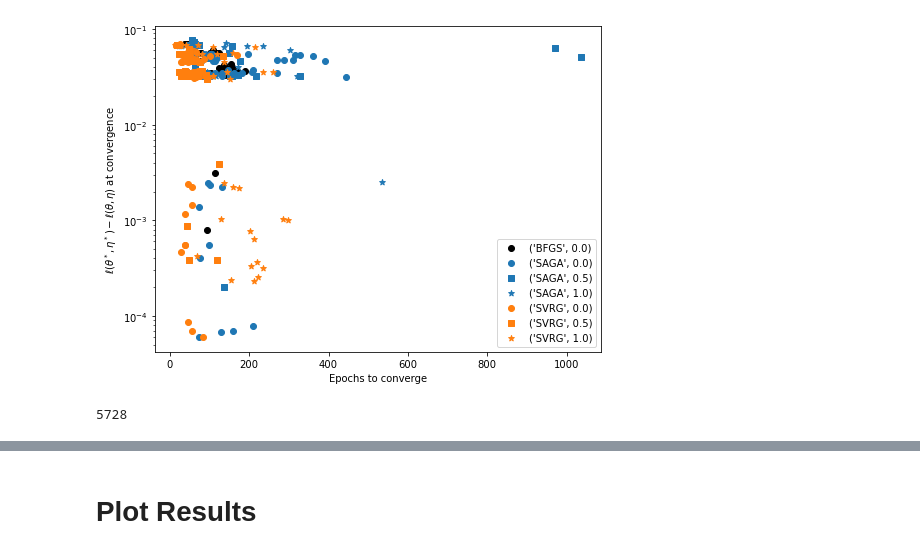
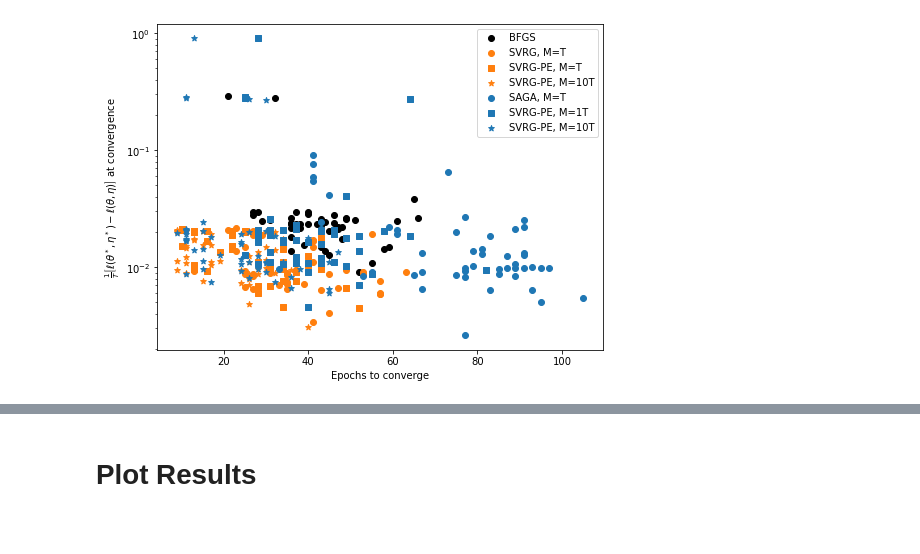
Before and after one commit to evsi8432/sublinear-HMM-inference, a Jupyter notebook: src/case-study-optimization-results.ipynb, the cells around one changed output, grey strips where cells are left out. Cells and saved outputs as stored; diff of their text form; code cells hidden in the pictures; blank space fills up the shorter version.

```diff
--- a/src/case-study-optimization-results.ipynb
+++ b/src/case-study-optimization-results.ipynb
@@ -180,10 +184,10 @@ linestyles = {("BFGS",0.0):("black","-"),
               ("SVRG",0.5):(cmap(1),"--"),
               ("SVRG",1.0):(cmap(1),":")}
 
-ll_star = optims[("control",0.0)].log_like_trace[-1]
-theta_star = optims[("control",0.0)].theta
-eta_star = optims[("control",0.0)].eta
-eta0_star = optims[("control",0.0)].eta0
+ll_star = optims[("BFGS",0.0)].log_like_trace[-1]
+theta_star = optims[("BFGS",0.0)].theta
+eta_star = optims[("BFGS",0.0)].eta
+eta0_star = optims[("BFGS",0.0)].eta0
 
 for key in optims:
 
@@ -322,50 +321,54 @@ fig1, axs1 = plt.subplots(1,1,figsize = (8,6))
 cmap = cm.get_cmap('tab10')
 partial_Es = [0,0.5,1]
 
-keys = [("BFGS",0.0),("SAGA",0.0),("SAGA",0.5),("SAGA",1.0),("SVRG",0.0),("SVRG",0.5),("SVRG",1.0)]
+keys = [("BFGS",0.0),("SVRG",0.0),("SVRG",0.5),("SVRG",1.0),("SAGA",0.0),("SAGA",0.5),("SAGA",1.0)]
 labs = ["BFGS",0,0.5,1,0,0.5,1]
 
 # define linestyles
 pointstyles = {("BFGS",0.0):("black","o"),
-              ("CG",0.0)  :("black","s"),
-              ("GD",0.0)  :("black","*"),
-              ("SAGA",0.0):(cmap(0),"o"),
-              ("SAGA",0.5):(cmap(0),"s"),
-              ("SAGA",1.0):(cmap(0),"*"),
-              ("SVRG",0.0):(cmap(1),"o"),
-              ("SVRG",0.5):(cmap(1),"s"),
-              ("SVRG",1.0):(cmap(1),"*")}
+               ("CG",0.0)  :("black","s"),
+               ("GD",0.0)  :("black","*"),
+               ("SVRG",0.0):(cmap(1),"o"),
+               ("SVRG",0.5):(cmap(1),"s"),
+               ("SVRG",1.0):(cmap(1),"*"),
+               ("SAGA",0.0):(cmap(0),"o"),
+               ("SAGA",0.5):(cmap(0),"s"),
+               ("SAGA",1.0):(cmap(0),"*")}
+
+legend_elem = {("BFGS",0.0): "BFGS",
+               ("CG",0.0)  : "CG",
+               ("GD",0.0)  : "GD",
+               ("SVRG",0.0): "SVRG, M=T",
+               ("SVRG",0.5): "SVRG-PE, M=T",
+               ("SVRG",1.0): "SVRG-PE, M=10T",
+               ("SAGA",0.0): "SAGA, M=T",
+               ("SAGA",0.5): "SVRG-PE, M=1T",
+               ("SAGA",1.0): "SVRG-PE, M=10T"}
 
 # get data
 epochs_to_plot = []
 for key in keys:
     epochs_to_plot.append(epochs_to_converge[key])
 
 lls_to_plot = []
 for key in keys:
     lls_to_plot.append(ll_star - lls[key])
 
 # plot data
 for key,epoch_data,ll_data in zip(keys,epochs_to_plot,lls_to_plot):
     axs1.scatter(epoch_data,ll_data,
                  color = pointstyles[key][0],
                  marker = pointstyles[key][1])
 
 # adjust axes
 axs1.set_yscale('log')
-axs1.set_ylabel(r"$\ell(\theta^*, \eta^*) - \ell(\theta, \eta)$ at convergence")
+axs1.set_ylabel(r"$\frac{1}{T} \left[\ell(\theta^*, \eta^*) - \ell(\theta, \eta)\right]$ at convergence")
 axs1.set_xlabel("Epochs to converge")
-axs1.legend(keys)
-
-fig1.show()
+axs1.legend([legend_elem[key] for key in keys])
 
 if not os.path.isdir(plot_folder):
     os.mkdir(plot_folder)
 
-fig1.savefig(plot_folder + '/scatter.png',dpi=500)
+fig1.savefig(plot_folder + '/scatterplot_case_study.png',dpi=500)
 # %% [output]
-[figure, old version]
+[figure, new version]
-# %%
-optims[('control', 0.0)].T
-# %% [output]
-5728
```
Also changed, not shown: parts of 14 cells of this notebook, 9 other files.
